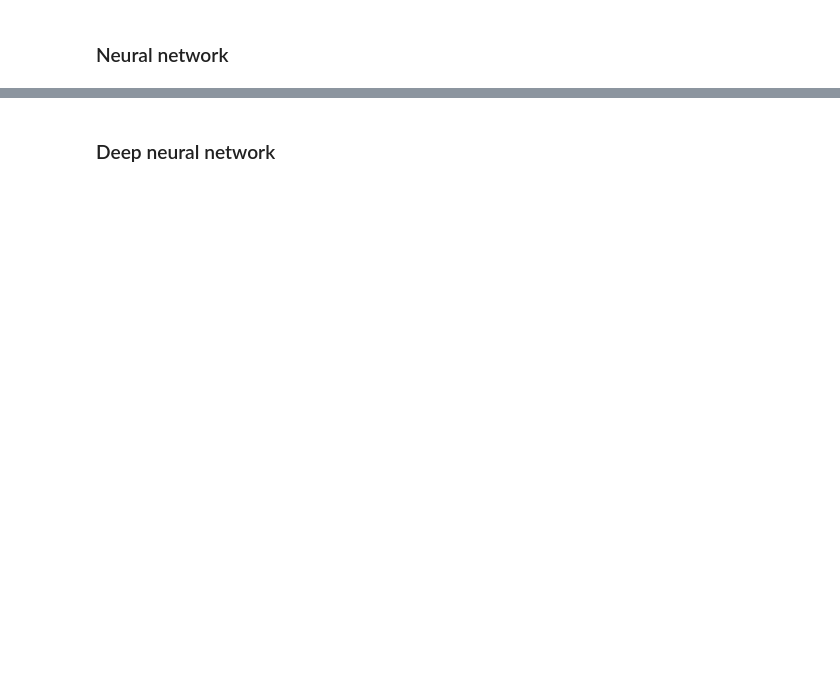
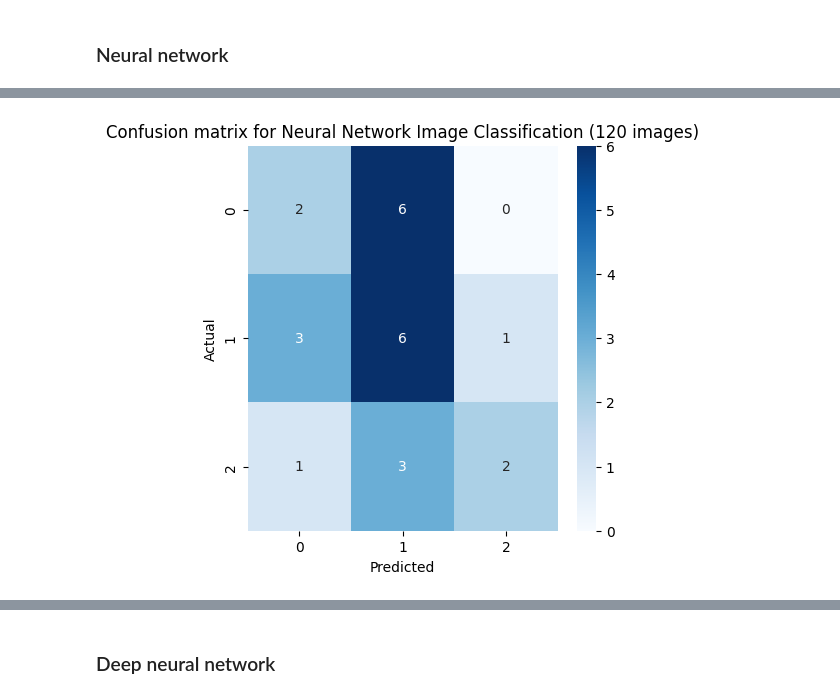
Before and after one commit to randmon/ucll_ti_data_and_ai_group_assignments, a Jupyter notebook: Assignment 4/comparing_dl_vs_non_dl/comparing_dl_vs_non_dl.ipynb, the cells around one changed output, grey strips where cells are left out. Saved outputs shown, nothing was run; the diff lists cells and outputs as text; code cells hidden in the pictures; blank space fills up the shorter version.

```diff
--- a/Assignment 4/comparing_dl_vs_non_dl/comparing_dl_vs_non_dl.ipynb
+++ b/Assignment 4/comparing_dl_vs_non_dl/comparing_dl_vs_non_dl.ipynb
@@ -553,0 +524,20 @@ print(predict)
+# %%
+# Test the model
+y_pred = neural_3.predict(x_test)
+y_pred = np.argmax(y_pred, axis=1)
+print("Accuracy: ", round(accuracy_score(y_test, y_pred), 4))
+
+# Time to make one prediction
+start_time = time.time()
+neural_3.predict(x_test[0:1])
+end_time = time.time()
+print("Prediction time: ", round(end_time - start_time, 5), "seconds")
+
+# Plot the confusion matrix
+plt.figure(figsize=(5, 5))
+sns.heatmap(confusion_matrix(y_test, y_pred), annot=True, fmt='d', cmap='Blues')
+plt.title('Confusion matrix for Neural Network Image Classification (120 images)')
+plt.ylabel('Actual')
+plt.xlabel('Predicted')
+plt.show()
+# %% [output]
@@ -553,0 +548 @@ print(predict)
+[figure, added]
```
Also changed, not shown: parts of 58 cells of this notebook.
